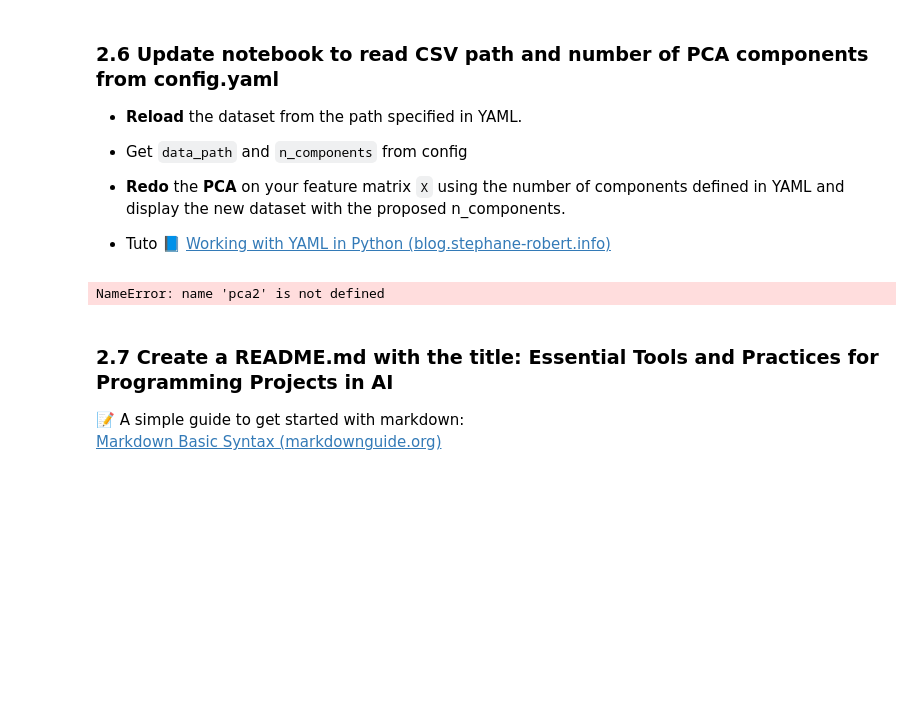
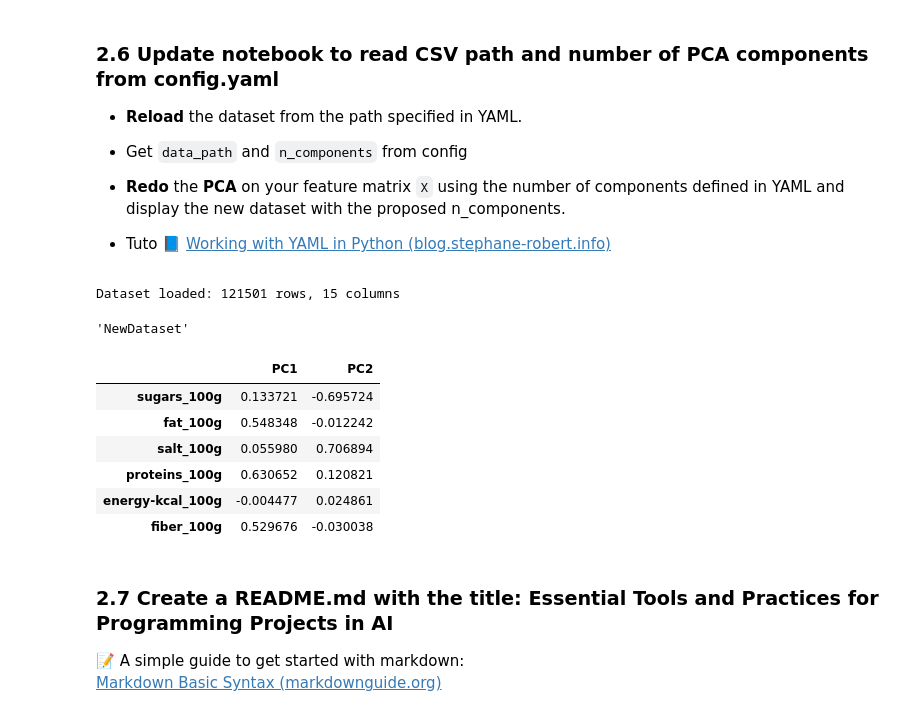
Before and after one commit to margauxpnz/DSPAP_Lab2_margaux, a Jupyter notebook: notebooks/Lab2_student_margaux.ipynb, the cells around one changed output. Cells and saved outputs as stored; diff of their text form; code cells hidden in the pictures; blank space fills up the shorter version.

Commit message:
update notebook to read csv path

```diff
--- a/notebooks/Lab2_student_margaux.ipynb
+++ b/notebooks/Lab2_student_margaux.ipynb
@@ -347,15 +347,36 @@ except AttributeError as e:
 # %%
 
 ### TODO 2.6
 
 # - Load `config/config.yaml` with yaml.safe_load
+with open("../config/config.yaml", "r") as f:
+    config = yaml.safe_load(f)
+
 # - Get `data_path` and `n_components` from config
+data_path = config["data"]["path"]
+n_components = config["pca"]["n_components"]
+
+df = pd.read_csv(data_path)
+print(f"Dataset loaded: {df.shape[0]} rows, {df.shape[1]} columns")
 # - Use them when reading CSV and fitting PCA
+X = df[features].dropna()
+scaler = StandardScaler()
+X_scaled = scaler.fit_transform(X)
+pca2 = PCA(n_components=n_components)
+X_pca2 = pca2.fit_transform(X_scaled)
 
-NewDataset2 = pd.DataFrame(pca2.components_.T, index=feats, columns=[f"PC{i+1}" for i in range(pca.components_.shape[0])])
-display('NewDataset',NewDataset)
+NewDataset2 = pd.DataFrame(pca2.components_.T, index=features, columns=[f"PC{i+1}" for i in range(pca2.components_.shape[0])])
+display('NewDataset',NewDataset2)
 # %% [output]
-NameError: name 'pca2' is not defined
+Dataset loaded: 121501 rows, 15 columns
+'NewDataset'
+|  | PC1 | PC2 |
+| sugars_100g | 0.133721 | -0.695724 |
+| fat_100g | 0.548348 | -0.012242 |
+| salt_100g | 0.055980 | 0.706894 |
+| proteins_100g | 0.630652 | 0.120821 |
+| energy-kcal_100g | -0.004477 | 0.024861 |
+| fiber_100g | 0.529676 | -0.030038 |
 # %% [markdown]
 ### 2.7 Create a README.md with the title: **Essential Tools and Practices for Programming Projects in AI**
 📝 A simple guide to get started with markdown:
```
Also changed, not shown: 1 other file.
